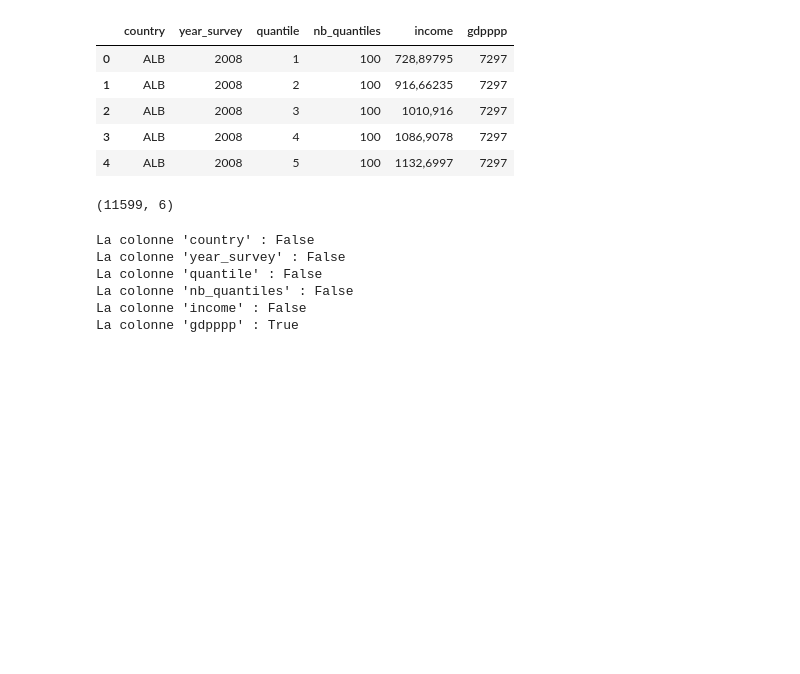
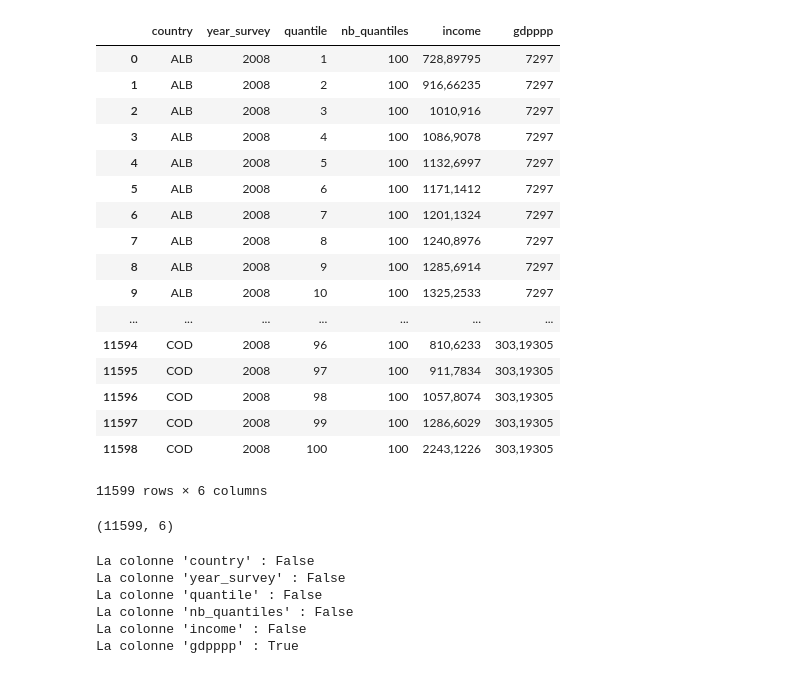
Before and after one commit to Julien-paulet/Projet_7, a Jupyter notebook: Effectuez_une_prediction_de_revenus_main_file.ipynb, the cells around one changed output. Drawn from its saved outputs; the diff is of its cells as text; code cells hidden in the pictures; blank space fills up the shorter version.

```diff
--- a/Effectuez_une_prediction_de_revenus_main_file.ipynb
+++ b/Effectuez_une_prediction_de_revenus_main_file.ipynb
@@ -5,14 +5,26 @@ import matplotlib.pyplot as plt
 import seaborn as sns
 # %%
 data = pd.read_csv('data-projet7.csv', decimal =".")
-data.head()
+data
 # %% [output]
 |  | country | year_survey | quantile | nb_quantiles | income | gdpppp |
 | 0 | ALB | 2008 | 1 | 100 | 728,89795 | 7297 |
 | 1 | ALB | 2008 | 2 | 100 | 916,66235 | 7297 |
 | 2 | ALB | 2008 | 3 | 100 | 1010,916 | 7297 |
 | 3 | ALB | 2008 | 4 | 100 | 1086,9078 | 7297 |
 | 4 | ALB | 2008 | 5 | 100 | 1132,6997 | 7297 |
+| 5 | ALB | 2008 | 6 | 100 | 1171,1412 | 7297 |
+| 6 | ALB | 2008 | 7 | 100 | 1201,1324 | 7297 |
+| 7 | ALB | 2008 | 8 | 100 | 1240,8976 | 7297 |
+| 8 | ALB | 2008 | 9 | 100 | 1285,6914 | 7297 |
+| 9 | ALB | 2008 | 10 | 100 | 1325,2533 | 7297 |
+| ... | ... | ... | ... | ... | ... | ... |
+| 11594 | COD | 2008 | 96 | 100 | 810,6233 | 303,19305 |
+| 11595 | COD | 2008 | 97 | 100 | 911,7834 | 303,19305 |
+| 11596 | COD | 2008 | 98 | 100 | 1057,8074 | 303,19305 |
+| 11597 | COD | 2008 | 99 | 100 | 1286,6029 | 303,19305 |
+| 11598 | COD | 2008 | 100 | 100 | 2243,1226 | 303,19305 |
+11599 rows × 6 columns
 # %%
 data.shape
 # %% [output]
```
Also changed, not shown: parts of 9 cells of this notebook.
